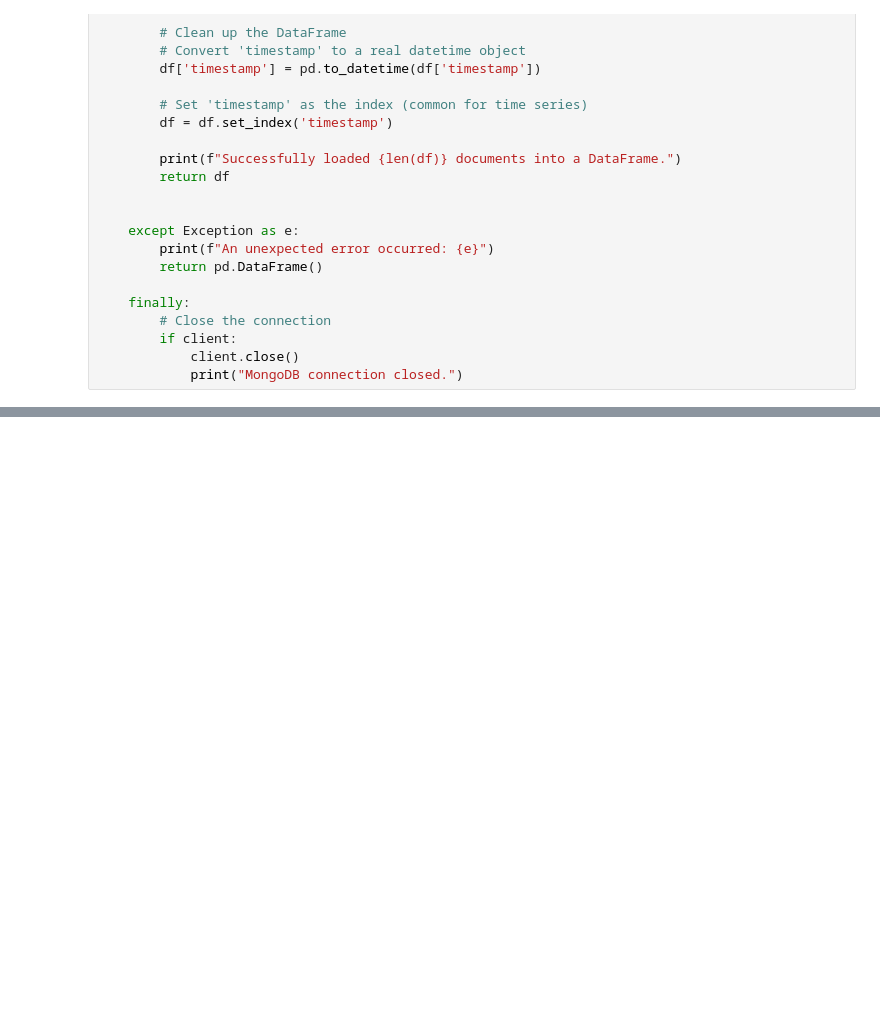
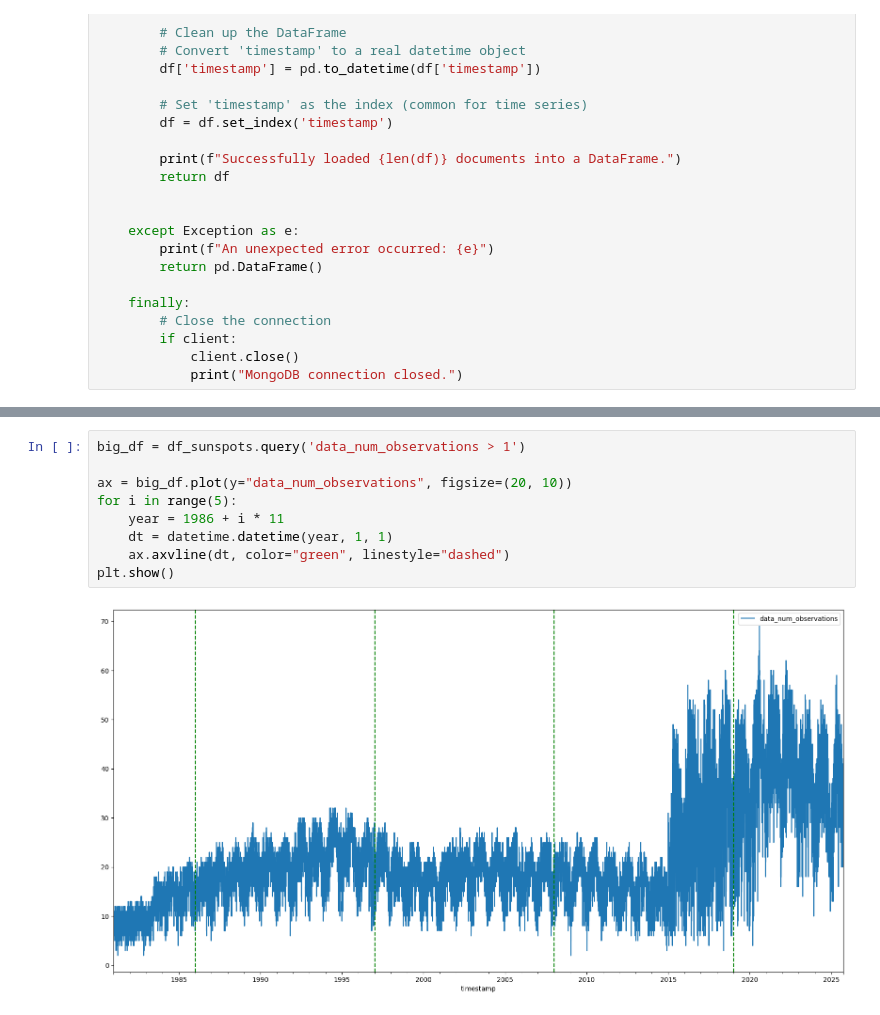
Before and after one commit to Arduel1/space_weather_analysis, a Jupyter notebook: notebooks/sunspots.ipynb, the cells around one changed output, grey strips where cells are left out. Cells and saved outputs as stored; diff of their text form; blank space fills up the shorter version.

Commit message:
plot sunspots

```diff
--- a/notebooks/sunspots.ipynb
+++ b/notebooks/sunspots.ipynb
@@ -116 +118,12 @@ df_sunspots
 75879 rows × 7 columns
+# %%
+big_df = df_sunspots.query('data_num_observations > 1')
+
+ax = big_df.plot(y="data_num_observations", figsize=(20, 10))
+for i in range(5):
+    year = 1986 + i * 11
+    dt = datetime.datetime(year, 1, 1)
+    ax.axvline(dt, color="green", linestyle="dashed")
+plt.show()
+# %% [output]
+[figure, added]
```
Also changed, not shown: parts of 3 cells of this notebook.
